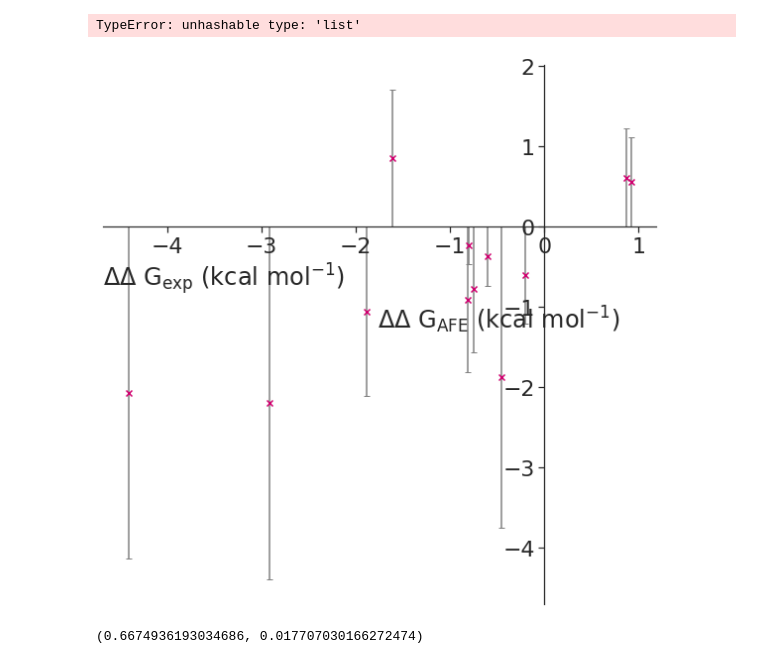
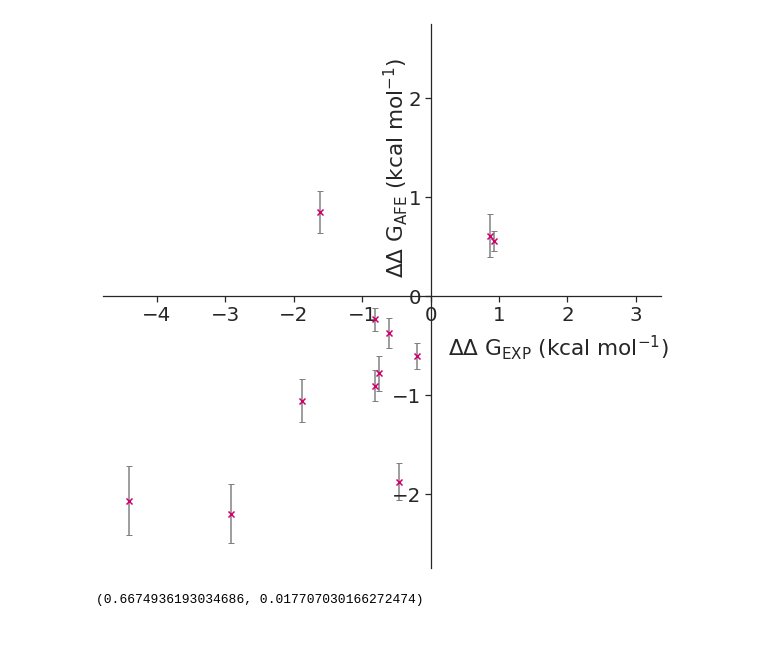
Before and after one commit to jasmin-guven/first_year_project, a Jupyter notebook: execution_model/scripts/correlation.ipynb, the cells around one changed output. Saved outputs shown, nothing was run; the diff lists cells and outputs as text; code cells hidden in the pictures; blank space fills up the shorter version.

Commit message:
correlation plot wip

```diff
--- a/execution_model/scripts/correlation.ipynb
+++ b/execution_model/scripts/correlation.ipynb
@@ -13,33 +95,27 @@ afe_err = ddg_data["ddg_afe_err"].to_numpy()
 # %%
-from turtle import position
-from matplotlib import markers
-
-
 fig = plt.figure(figsize=(10, 10))
 ax = fig.add_subplot()
-sns.set(context="notebook", palette="colorblind", style="ticks", font_scale=2)
+sns.set(context="notebook", palette="colorblind", style="ticks", font_scale=1.8)
 ax.scatter(ddg_exp, ddg_afe, marker="x", color="#D0006F")
+ax.scatter(3, 2.5, s=0)
 (_, caps, _) = ax.errorbar(ddg_exp,
                             ddg_afe,
                             color="gray",
-                            yerr=ddg_afe,
+                            yerr=afe_err,
                             capsize=3,
                             linestyle="",
                             zorder=-1)
 
+# ax.fill_between(np.asarray(cl_dict["exp_mean"]), np.asarray(cl_dict["afe_mean"]) + cl_dict["upper_limit"], cl_dict["afe_mean"] - cl_dict["lower_limit"])
 ax.spines["left"].set_position("zero")
 ax.spines["bottom"].set_position("zero")
 ax.spines["right"].set_linewidth(0.0)
 ax.spines["top"].set_linewidth(0.0)
-ax.set_xlabel(r"$\Delta\Delta$ G$_{\mathrm{exp}}$ (kcal mol$^{-1}$)", loc="left")
-ax.set_ylabel(r"$\Delta\Delta$ G$_{\mathrm{AFE}}$ (kcal mol$^{-1}$)",rotation=0)
-ax.yaxis.set_label_position([2,0])
-
-
-# https://github.com/alchemistry/alchemical-best-practices/blob/master/paper/figures/fig13_analysis_practices/gen_plots.py
+ax.text(0.25, -0.6, s=r"$\Delta\Delta$ G$_{\mathrm{EXP}}$ (kcal mol$^{-1}$)")
+ax.text(-0.725, 0.25, s=r"$\Delta\Delta$ G$_{\mathrm{AFE}}$ (kcal mol$^{-1}$)", rotation="vertical")
+fig.savefig("../../plots/free_energy/correlation.pdf")
 # %% [output]
-TypeError: unhashable type: 'list'
-[figure, old version]
+[figure, new version]
 # %%
 pearson_r = scipy.stats.pearsonr(ddg_exp, ddg_afe)
 pearson_r
```
Also changed, not shown: parts of 6 cells of this notebook, 1 other file.
